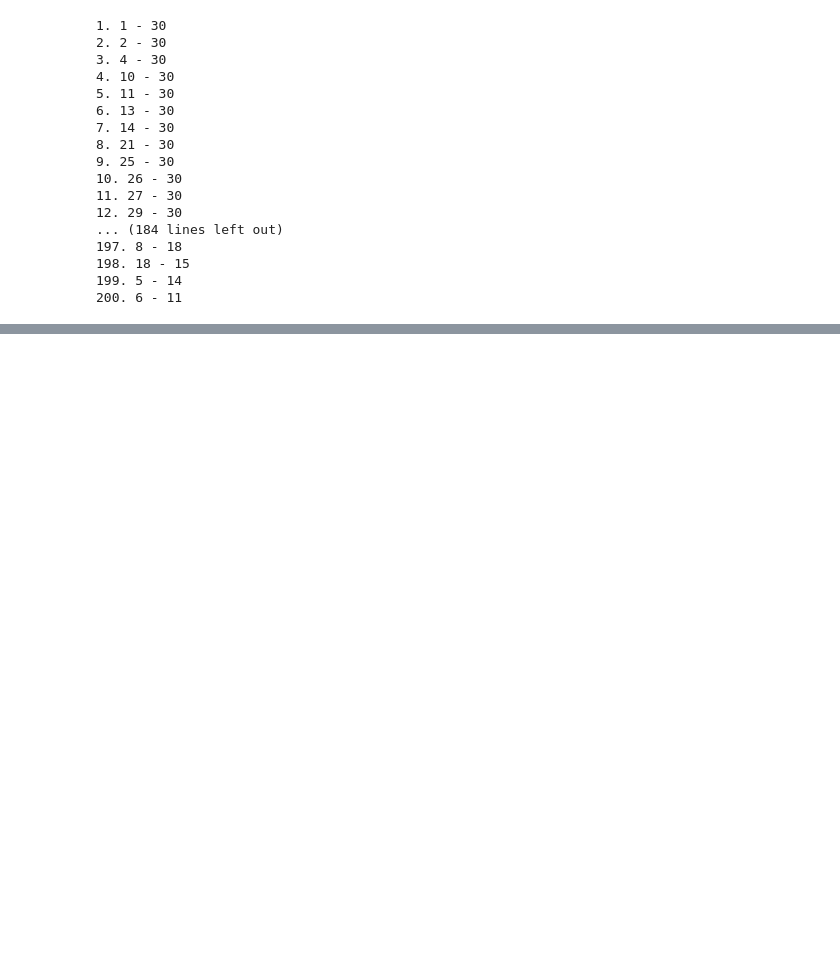
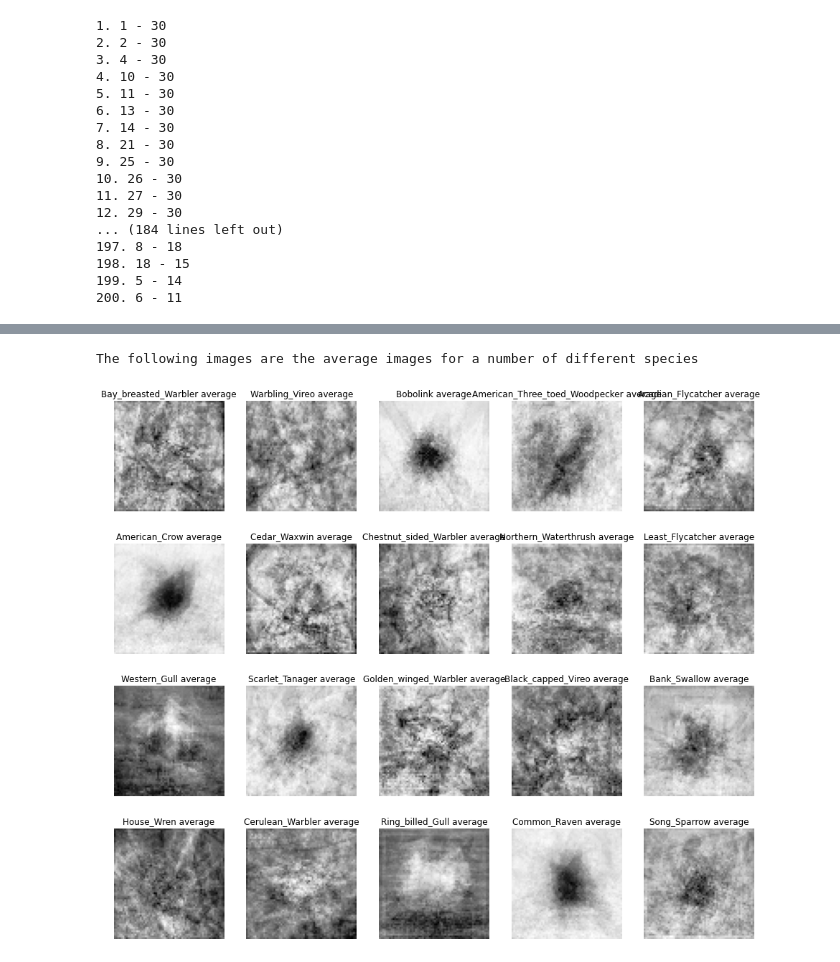
Before and after one commit to TeaWithLucas/MLBirds, a Jupyter notebook: analysis.ipynb, the cells around one changed output, grey strips where cells are left out. Drawn from its saved outputs; the diff is of its cells as text; code cells hidden in the pictures; blank space fills up the shorter version.

```diff
--- a/analysis.ipynb
+++ b/analysis.ipynb
@@ -191,0 +266,63 @@ for word,frequency in sorted_list:
+# %%
+#turns the given images in list_of_filename into a matrix of vector representations of the images
+def img2np(path, list_of_filename, size = (64, 64)):
+    # iterating through each file
+    for fn in list_of_filename:
+        fp = path + "/" + fn
+        current_image = image.load_img(fp, target_size = size,
+                                       color_mode = 'grayscale')
+        # covert image to a matrix
+        img_ts = image.img_to_array(current_image)
+        # turn that into a vector / 1D array
+        img_ts = [img_ts.ravel()]
+        try:
+            # concatenate different images
+            full_mat = np.concatenate((full_mat, img_ts))
+        except UnboundLocalError:
+            # if not assigned yet, assign one
+            full_mat = img_ts
+    return full_mat
+
+def find_mean_img(full_mat, title, size = (64, 64)):
+    # calculate the average
+    mean_img = np.mean(full_mat, axis = 0)
+    # reshape it back to a matrix
+    mean_img = mean_img.reshape(size)
+    return mean_img
+print("The following images are the average images for a number of different species")
+species = data.classes.class_name
+images = np.random.choice(species, 20, replace = False)
+images_to_load = []
+
+#changes images to gull to get the average image for each type of gull
+for sp in images:
+    species_image = []
+    for bird in train_images:
+        if sp in bird:
+            species_image.append(bird)
+
+    images_to_load.append(species_image)
+
+mean_images = []
+for category in images_to_load:
+    sp = []
+    path_list = []
+    for pic in category:
+        sp = pic.split("/")
+        path_list.append(sp[1])
+    matrix = img2np("images/" + sp[0], path_list)
+    mean_images.append([find_mean_img(matrix, sp[0]), sp[0]])
+
+fig = plt.figure(figsize = (16,14))
+
+i = 0
+for mean_img in mean_images:
+    ax = fig.add_subplot(4, 5, i+1)
+    plt.imshow(mean_img[0], cmap='Greys_r')
+    plt.title(strip_string(mean_img[1]) + ' average')
+    plt.axis('off')
+    i += 1
+plt.show()
+# %% [output]
+The following images are the average images for a number of different species
+[figure, added]
```
Also changed, not shown: parts of 4 cells of this notebook, 1 other file.
